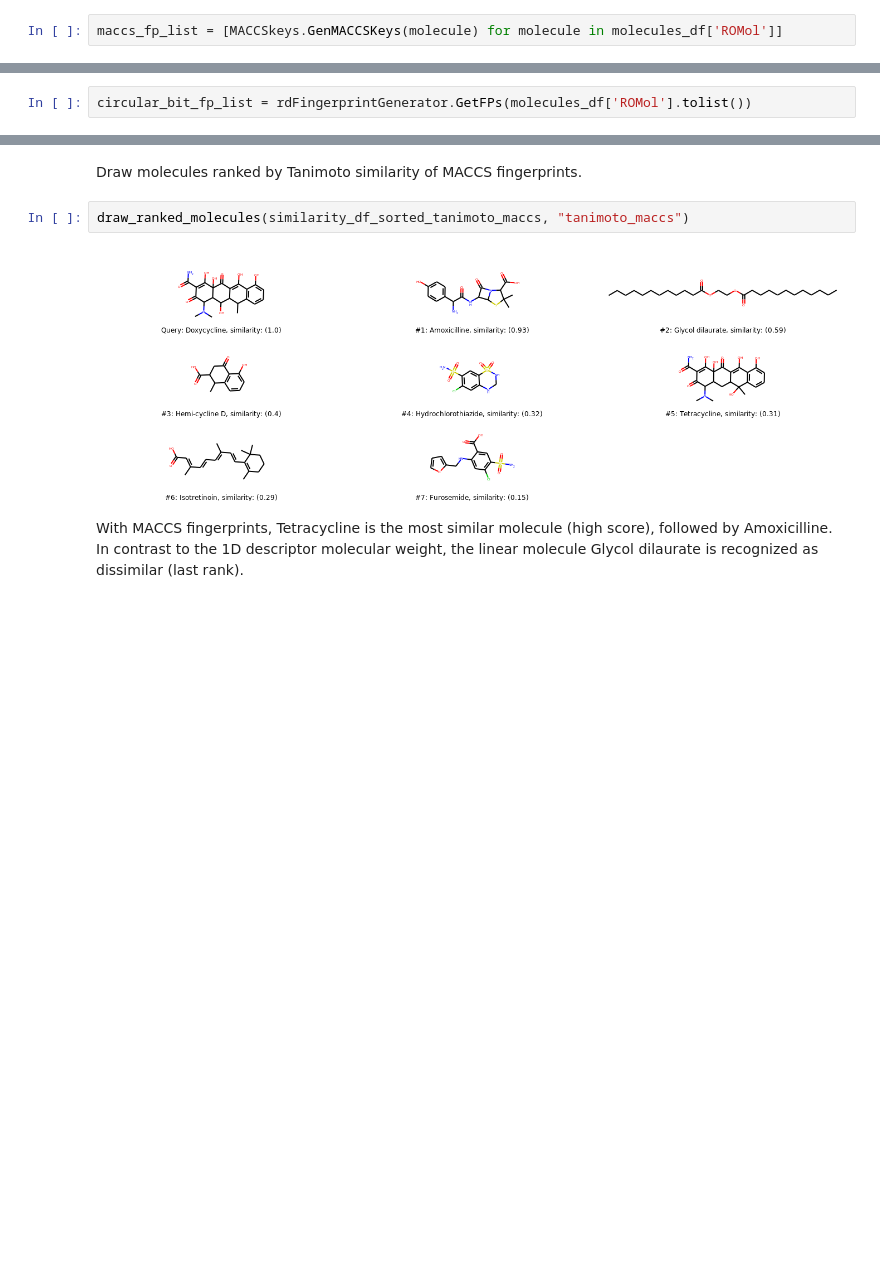
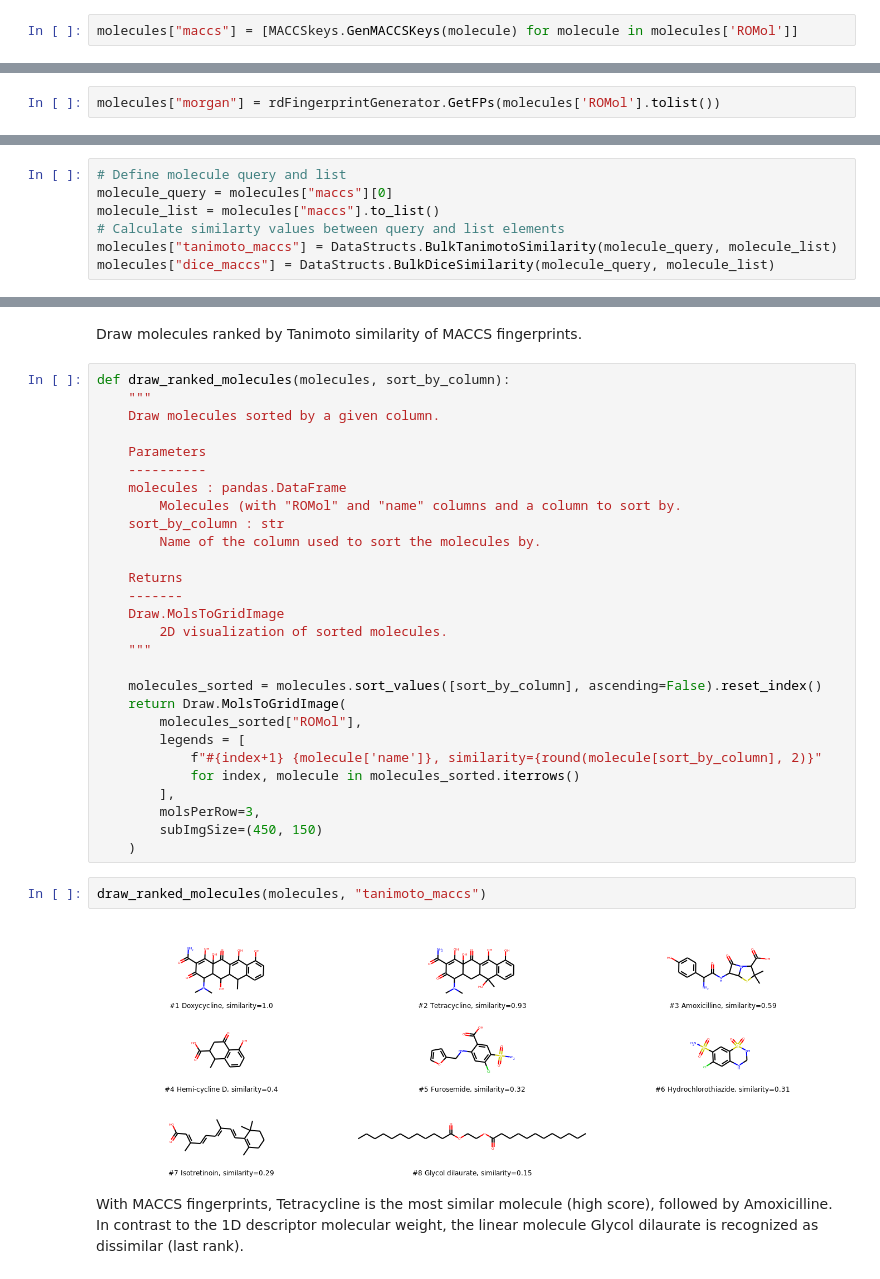
Before and after one commit to volkamerlab/teachopencadd, a Jupyter notebook: teachopencadd/talktorials/004_compound_similarity/talktorial.ipynb, the cells around one changed output, grey strips where cells are left out. Saved outputs shown, nothing was run; the diff lists cells and outputs as text; blank space fills up the shorter version.

Commit message:
Refactor example molecule code part 2

```diff
--- a/teachopencadd/talktorials/004_compound_similarity/talktorial.ipynb
+++ b/teachopencadd/talktorials/004_compound_similarity/talktorial.ipynb
@@ -320,5 +317,5 @@ Generate MACCS fingerprints for all molecules.
 # %%
-maccs_fp_list = [MACCSkeys.GenMACCSKeys(molecule) for molecule in molecules_df['ROMol']]
+molecules["maccs"] = [MACCSkeys.GenMACCSKeys(molecule) for molecule in molecules['ROMol']]
 # %% [markdown]
 #### 2D molecular descriptors: Morgan fingerprint
 
@@ -354,5 +353,5 @@ Generate the Morgan fingerprint (as bit vector) for all molecules.
 # %%
-circular_bit_fp_list = rdFingerprintGenerator.GetFPs(molecules_df['ROMol'].tolist())
+molecules["morgan"] = rdFingerprintGenerator.GetFPs(molecules['ROMol'].tolist())
 # %% [markdown]
 ### Calculate molecular similarity
 
@@ -435 +388,8 @@ similarity_df["dice_maccs"] = DataStructs.BulkDiceSimilarity(maccs_fp, maccs_fp_
+# %%
+# Define molecule query and list
+molecule_query = molecules["maccs"][0]
+molecule_list = molecules["maccs"].to_list()
+# Calculate similarty values between query and list elements
+molecules["tanimoto_maccs"] = DataStructs.BulkTanimotoSimilarity(molecule_query, molecule_list)
+molecules["dice_maccs"] = DataStructs.BulkDiceSimilarity(molecule_query, molecule_list)
 # %% [markdown]
@@ -453,10 +410,38 @@ similarity_df_sorted_tanimoto_maccs
 __Note__: Tanimoto and Dice similarity measures by definition result in the same ranking of molecules, with higher values for the Dice similarity (see Tanimoto and Dice equations in the theory section of this talktorial).
 # %% [markdown]
 Draw molecules ranked by Tanimoto similarity of MACCS fingerprints.
+# %%
+def draw_ranked_molecules(molecules, sort_by_column):
+    """
+    Draw molecules sorted by a given column.
+
+    Parameters
+    ----------
+    molecules : pandas.DataFrame
+        Molecules (with "ROMol" and "name" columns and a column to sort by.
+    sort_by_column : str
+        Name of the column used to sort the molecules by.
+
+    Returns
+    -------
+    Draw.MolsToGridImage
+        2D visualization of sorted molecules.
+    """
+
+    molecules_sorted = molecules.sort_values([sort_by_column], ascending=False).reset_index()
+    return Draw.MolsToGridImage(
+        molecules_sorted["ROMol"],
+        legends = [
+            f"#{index+1} {molecule['name']}, similarity={round(molecule[sort_by_column], 2)}"
+            for index, molecule in molecules_sorted.iterrows()
+        ],
+        molsPerRow=3,
+        subImgSize=(450, 150)
+    )
 # %%
-draw_ranked_molecules(similarity_df_sorted_tanimoto_maccs, "tanimoto_maccs")
+draw_ranked_molecules(molecules, "tanimoto_maccs")
 # %% [output]
-[figure, old version]
+[figure, new version]
 # %% [markdown]
 With MACCS fingerprints, Tetracycline is the most similar molecule (high score), followed by Amoxicilline. In contrast to the 1D descriptor molecular weight, the linear molecule Glycol dilaurate is recognized as dissimilar (last rank).
 # %% [markdown]
```
Also changed, not shown: parts of 29 cells of this notebook.
